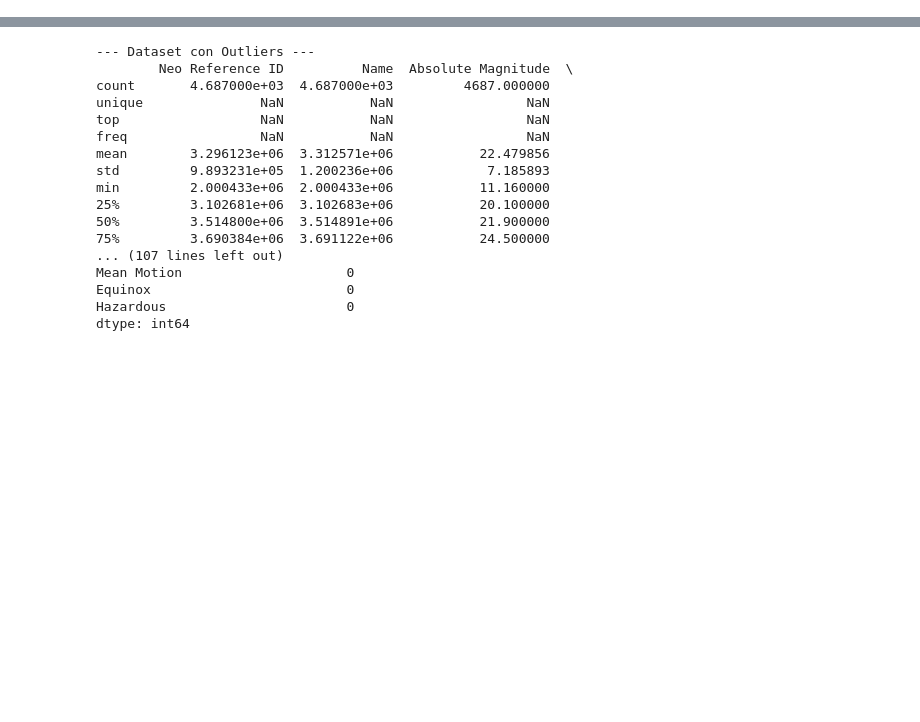
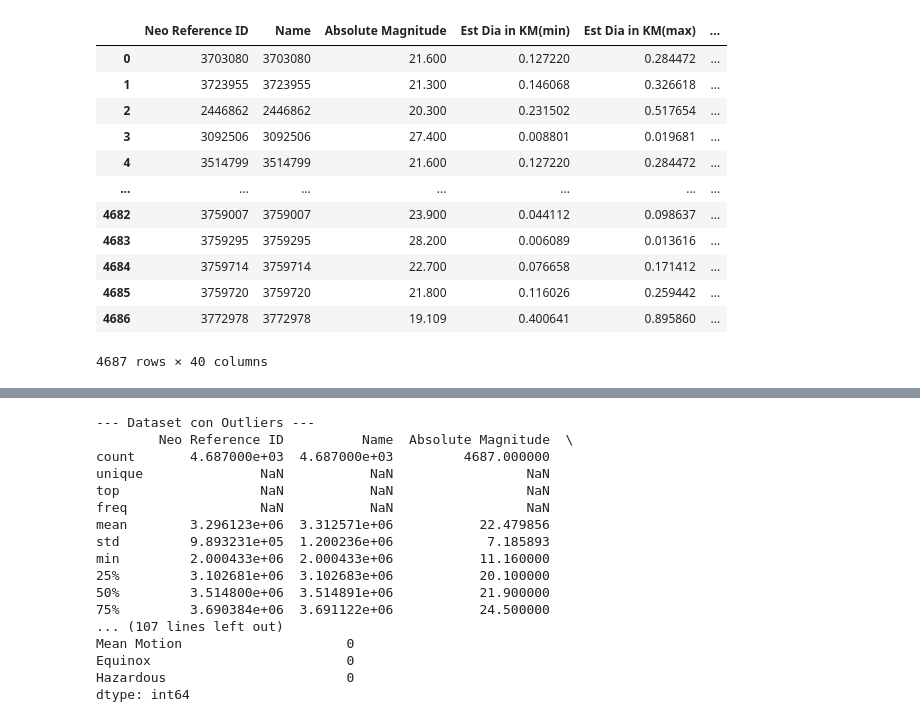
Before and after one commit to LolloMagicMagia/Data_Management, a Jupyter notebook: notebooks/Analisys Noisy Data .ipynb, the cells around one changed output, grey strips where cells are left out. Cells and saved outputs as stored; diff of their text form; code cells hidden in the pictures; blank space fills up the shorter version.

```diff
--- a/notebooks/Analisys Noisy Data .ipynb
+++ b/notebooks/Analisys Noisy Data .ipynb
@@ -0,0 +1,25 @@
+# %%
+import pandas as pd
+import numpy as np
+import matplotlib.pyplot as plt
+import seaborn as sns
+
+# Carica il dataset
+file_path = '../dirty_datasets/nasa_100_nulls.csv'
+df = pd.read_csv(file_path)
+
+df
+# %% [output]
+|  | Neo Reference ID | Name | Absolute Magnitude | Est Dia in KM(min) | Est Dia in KM(max) | ... |
+| 0 | 3703080 | 3703080 | 21.600 | 0.127220 | 0.284472 | ... |
+| 1 | 3723955 | 3723955 | 21.300 | 0.146068 | 0.326618 | ... |
+| 2 | 2446862 | 2446862 | 20.300 | 0.231502 | 0.517654 | ... |
+| 3 | 3092506 | 3092506 | 27.400 | 0.008801 | 0.019681 | ... |
+| 4 | 3514799 | 3514799 | 21.600 | 0.127220 | 0.284472 | ... |
+| ... | ... | ... | ... | ... | ... | ... |
+| 4682 | 3759007 | 3759007 | 23.900 | 0.044112 | 0.098637 | ... |
+| 4683 | 3759295 | 3759295 | 28.200 | 0.006089 | 0.013616 | ... |
+| 4684 | 3759714 | 3759714 | 22.700 | 0.076658 | 0.171412 | ... |
+| 4685 | 3759720 | 3759720 | 21.800 | 0.116026 | 0.259442 | ... |
+| 4686 | 3772978 | 3772978 | 19.109 | 0.400641 | 0.895860 | ... |
+4687 rows × 40 columns
```
Also changed, not shown: parts of 1 cell of this notebook, 7 other files.
